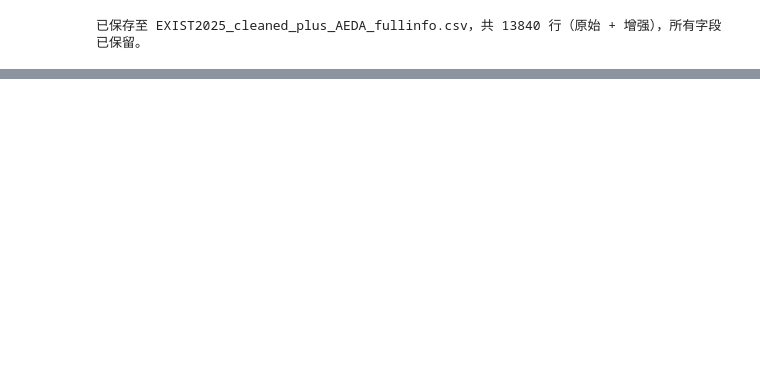
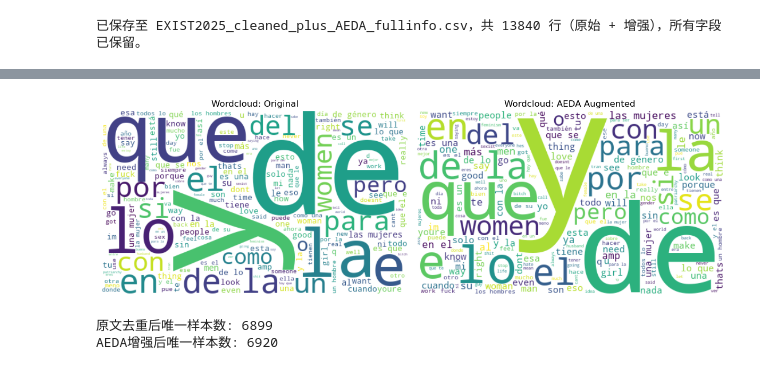
Before and after one commit to ponkpook/nlp_practical_2025_sEXism, a Jupyter notebook: data_cleaning.ipynb, the cells around one changed output, grey strips where cells are left out. Saved outputs shown, nothing was run; the diff lists cells and outputs as text; code cells hidden in the pictures; blank space fills up the shorter version.

```diff
--- a/data_cleaning.ipynb
+++ b/data_cleaning.ipynb
@@ -515,0 +557,30 @@ print(f"已保存至 {output_file}，共 {len(df_all)} 行（原始 + 增强）
+# %%
+from wordcloud import WordCloud
+
+text_original = ' '.join(train_df['cleaned_text'].dropna())
+text_aeda = ' '.join(train_df['aug_aeda'].dropna())
+
+plt.figure(figsize=(12,5))
+plt.subplot(1,2,1)
+wc1 = WordCloud(width=500, height=300, background_color='white').generate(text_original)
+plt.imshow(wc1, interpolation='bilinear')
+plt.axis('off')
+plt.title("Wordcloud: Original")
+
+plt.subplot(1,2,2)
+wc2 = WordCloud(width=500, height=300, background_color='white').generate(text_aeda)
+plt.imshow(wc2, interpolation='bilinear')
+plt.axis('off')
+plt.title("Wordcloud: AEDA Augmented")
+plt.tight_layout()
+plt.show()
+# %% [output]
+[figure, added]
+# %%
+orig_unique = train_df['cleaned_text'].nunique()
+aeda_unique = train_df['aug_aeda'].nunique()
+print(f"原文去重后唯一样本数: {orig_unique}")
+print(f"AEDA增强后唯一样本数: {aeda_unique}")
+# %% [output]
+原文去重后唯一样本数: 6899
+AEDA增强后唯一样本数: 6920
```
Also changed, not shown: parts of 14 cells of this notebook, 2 other files.
